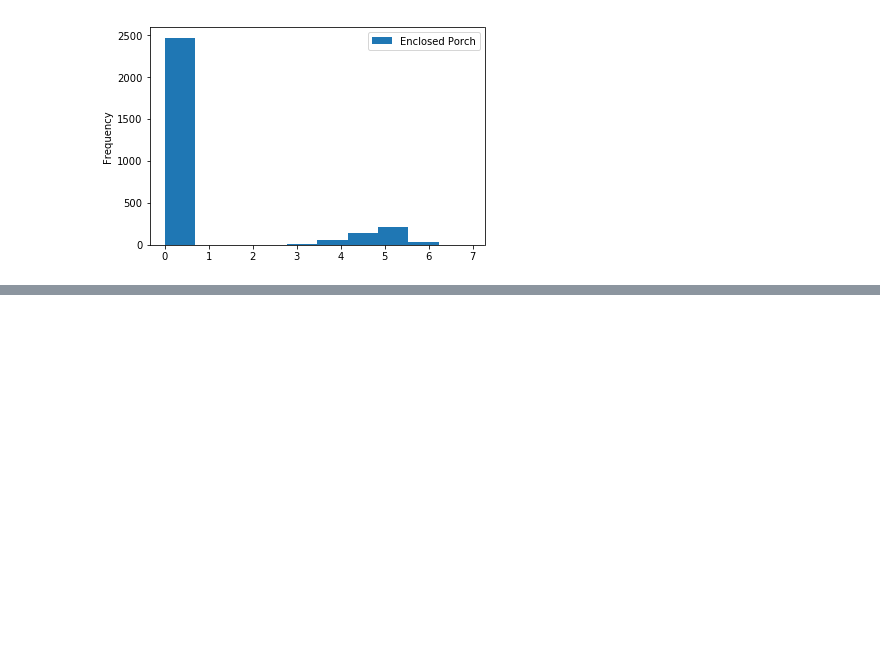
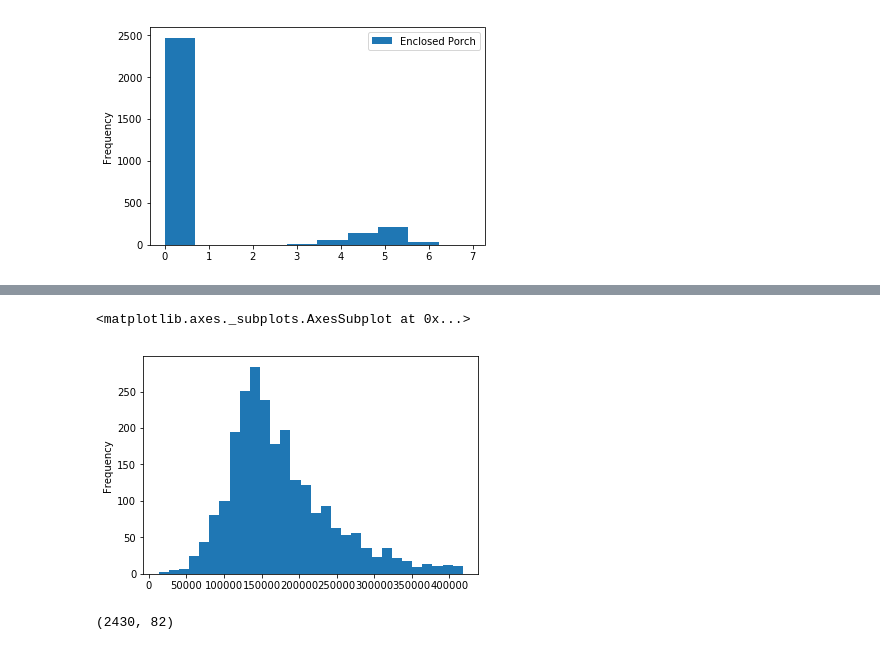
Before and after one commit to xnicolovici/machine_learning, a Jupyter notebook: notebooks/Course No 3/09. Course project/03. Part 2 - House prices/Sandbox.ipynb, the cells around one changed output, grey strips where cells are left out. Cells and saved outputs as stored; diff of their text form; code cells hidden in the pictures; blank space fills up the shorter version.

```diff
--- a/notebooks/Course No 3/09. Course project/03. Part 2 - House prices/Sandbox.ipynb
+++ b/notebooks/Course No 3/09. Course project/03. Part 2 - House prices/Sandbox.ipynb
@@ -163,0 +82,11 @@ plt.scatter(temp_df[column], temp_df['SalePrice'])
+# %%
+column='SalePrice'
+data_df[np.abs(((data_df[column]-np.mean(data_df[column]))/np.std(data_df[column]))) < 3]['SalePrice'].plot.hist(bins=30)
+# %% [output]
+<matplotlib.axes._subplots.AxesSubplot at 0x...>
+[figure, added]
+# %%
+temp_df = train_df.copy()
+temp_df.shape
+# %% [output]
+(2430, 82)
```
Also changed, not shown: parts of 22 cells of this notebook, 4 other files.
